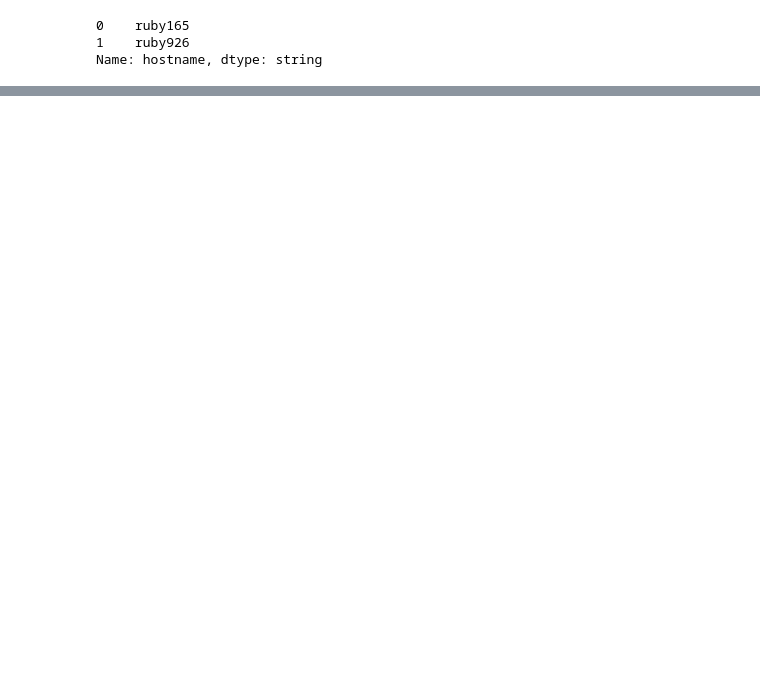
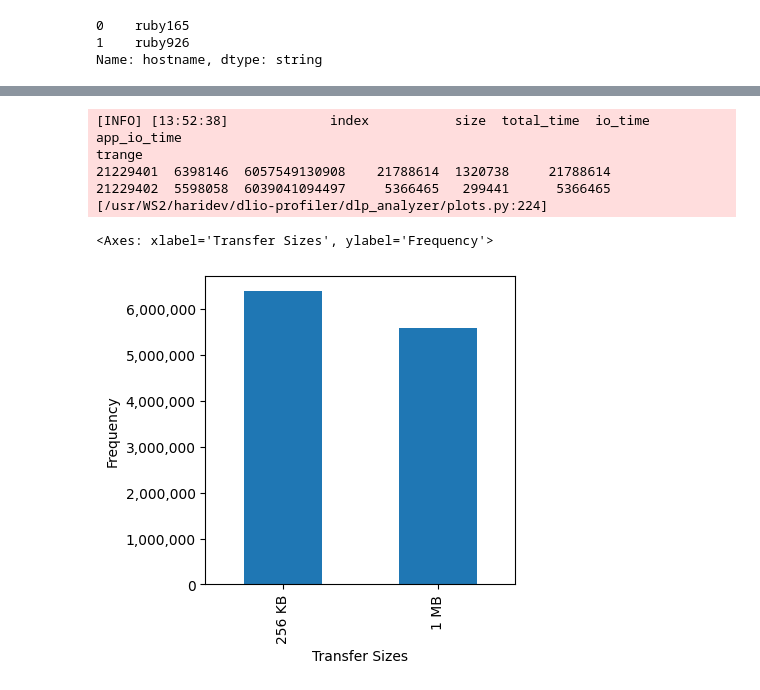
Before and after one commit to hariharan-devarajan/dftracer, a Jupyter notebook: examples/dlp_analyzer/dlp_analyzer.ipynb, the cells around one changed output, grey strips where cells are left out. Cells and saved outputs as stored; diff of their text form; code cells hidden in the pictures; blank space fills up the shorter version.

```diff
--- a/examples/dlp_analyzer/dlp_analyzer.ipynb
+++ b/examples/dlp_analyzer/dlp_analyzer.ipynb
@@ -121,0 +196,9 @@ To provide an explicit output types or to silence this message, please provide t
+# %%
+analyzer.plots.xfer_size_distribution(figsize=(4, 4))
+# %% [output]
+[INFO] [13:52:38]             index           size  total_time  io_time  app_io_time
+trange
+21229401  6398146  6057549130908    21788614  1320738     21788614
+21229402  5598058  6039041094497     5366465   299441      5366465 [/usr/WS2/haridev/dlio-profiler/dlp_analyzer/plots.py:224]
+<Axes: xlabel='Transfer Sizes', ylabel='Frequency'>
+[figure, added]
```
Also changed, not shown: parts of 14 cells of this notebook, 2 other files.
